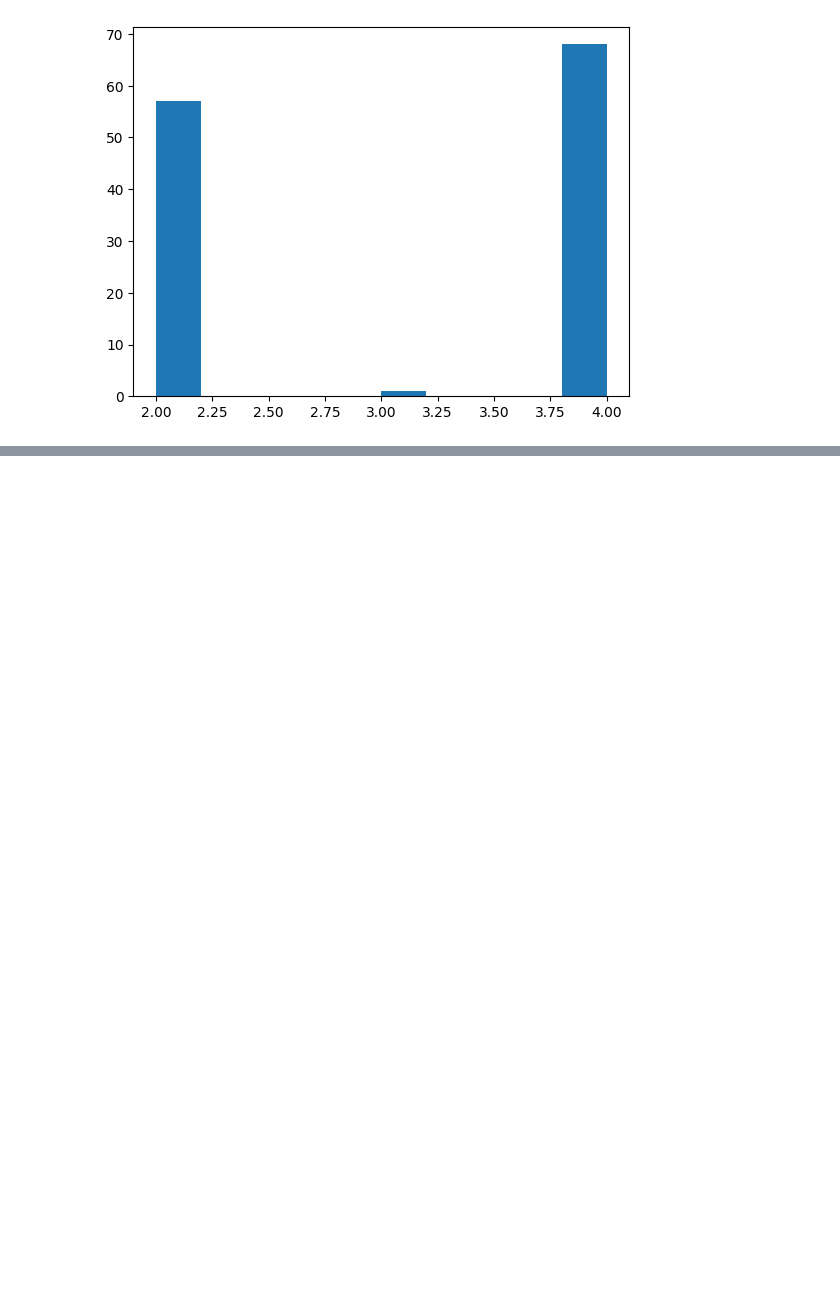
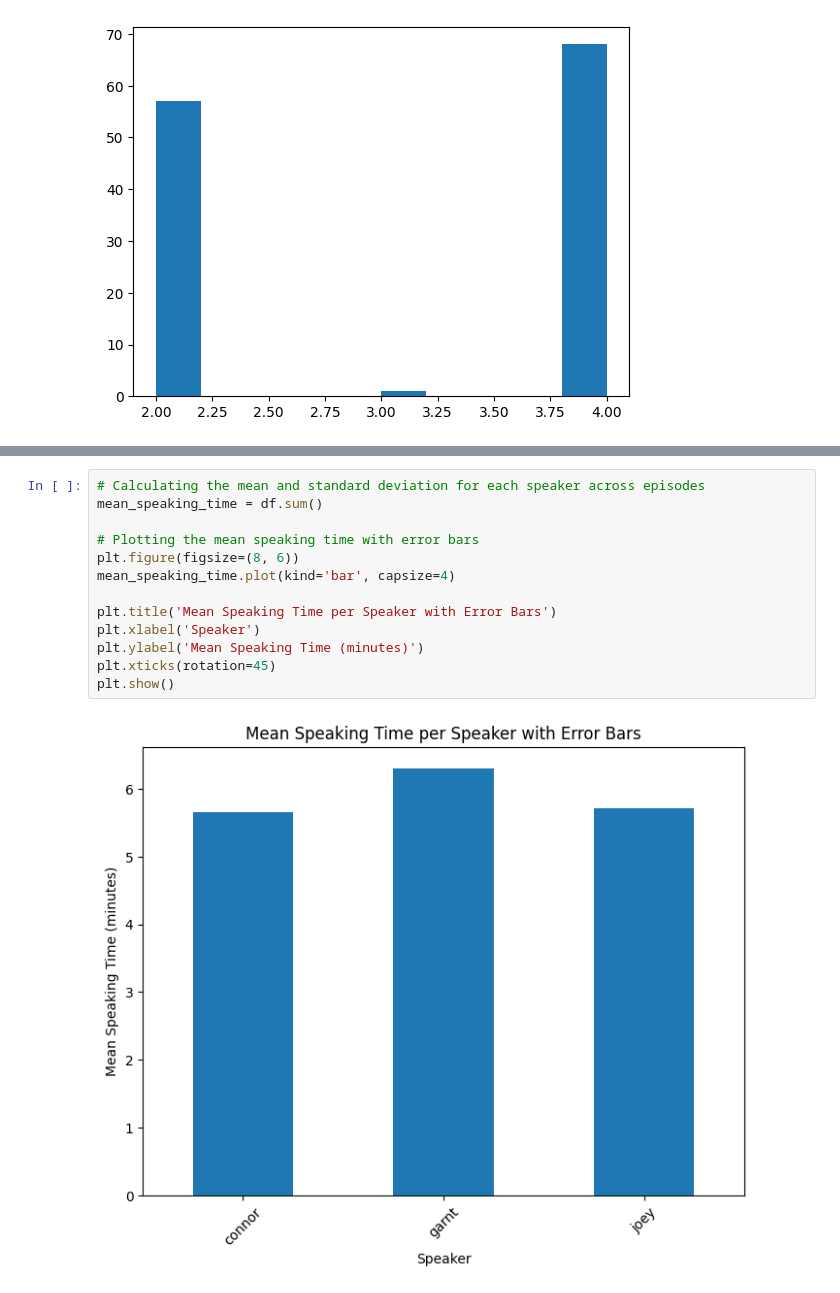
Before and after one commit to paarthtandon/TrashGPT, a Jupyter notebook: data_prep/rttm_analysis.ipynb, the cells around one changed output, grey strips where cells are left out. Cells and saved outputs as stored; diff of their text form; blank space fills up the shorter version.

```diff
--- a/data_prep/rttm_analysis.ipynb
+++ b/data_prep/rttm_analysis.ipynb
@@ -116,0 +225,15 @@ We_Need_a_Break_From_YouTube__Trash_Taste_#19_zyuwyIrw1pQ
+# %%
+# Calculating the mean and standard deviation for each speaker across episodes
+mean_speaking_time = df.sum()
+
+# Plotting the mean speaking time with error bars
+plt.figure(figsize=(8, 6))
+mean_speaking_time.plot(kind='bar', capsize=4)
+
+plt.title('Mean Speaking Time per Speaker with Error Bars')
+plt.xlabel('Speaker')
+plt.ylabel('Mean Speaking Time (minutes)')
+plt.xticks(rotation=45)
+plt.show()
+# %% [output]
+[figure, added]
```
Also changed, not shown: parts of 4 cells of this notebook, 35 other files.
